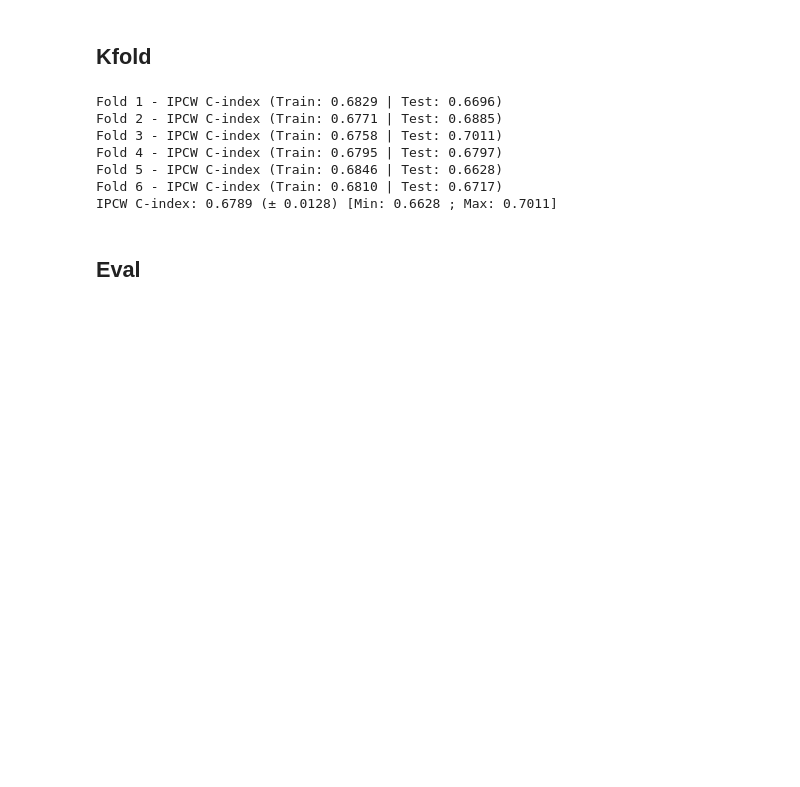
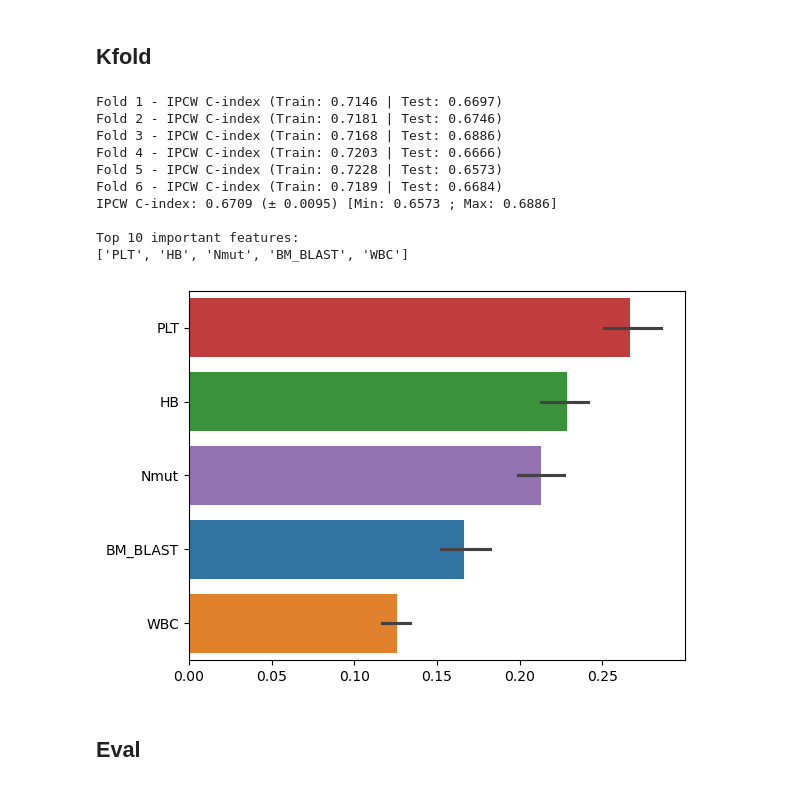
Before and after one commit to MaxCoppa/Myeloid-Leukemia-Survival-Prediction, a Jupyter notebook: base_prediction.ipynb, the cells around one changed output. Saved outputs shown, nothing was run; the diff lists cells and outputs as text; code cells hidden in the pictures; blank space fills up the shorter version.

```diff
--- a/base_prediction.ipynb
+++ b/base_prediction.ipynb
@@ -56,28 +56,32 @@ Index(['BM_BLAST', 'WBC', 'ANC', 'MONOCYTES', 'HB', 'PLT', 'OS_YEARS',
 ## Kfold
 # %%
 target = "OS_YEARS"
-features = ["BM_BLAST", "ANC", "MONOCYTES", "HB", "PLT", "Nmut"]
-model_type = "ridge_benchmark"
+features = ["BM_BLAST", "WBC", "HB", "PLT", "Nmut"]
+model_type = "xgb"
 # %%
 model_selection_using_kfold(
     data=train.reset_index(),
     target=target,
     features=features,
     model_type=model_type,
     feat_engineering=None,
     unique_id="ID",
-    plot_ft_importance=False,
+    plot_ft_importance=True,
     n_splits=6,
     log=False,
 )
 # %% [output]
-Fold 1 - IPCW C-index (Train: 0.6829 | Test: 0.6696)
-Fold 2 - IPCW C-index (Train: 0.6771 | Test: 0.6885)
-Fold 3 - IPCW C-index (Train: 0.6758 | Test: 0.7011)
-Fold 4 - IPCW C-index (Train: 0.6795 | Test: 0.6797)
-Fold 5 - IPCW C-index (Train: 0.6846 | Test: 0.6628)
-Fold 6 - IPCW C-index (Train: 0.6810 | Test: 0.6717)
-IPCW C-index: 0.6789 (± 0.0128) [Min: 0.6628 ; Max: 0.7011]
+Fold 1 - IPCW C-index (Train: 0.7146 | Test: 0.6697)
+Fold 2 - IPCW C-index (Train: 0.7181 | Test: 0.6746)
+Fold 3 - IPCW C-index (Train: 0.7168 | Test: 0.6886)
+Fold 4 - IPCW C-index (Train: 0.7203 | Test: 0.6666)
+Fold 5 - IPCW C-index (Train: 0.7228 | Test: 0.6573)
+Fold 6 - IPCW C-index (Train: 0.7189 | Test: 0.6684)
+IPCW C-index: 0.6709 (± 0.0095) [Min: 0.6573 ; Max: 0.6886]
+
+Top 10 important features:
+['PLT', 'HB', 'Nmut', 'BM_BLAST', 'WBC']
+[figure, added]
 # %% [markdown]
 ## Eval
 # %%
```
Also changed, not shown: parts of 3 cells of this notebook, 11 other files.
